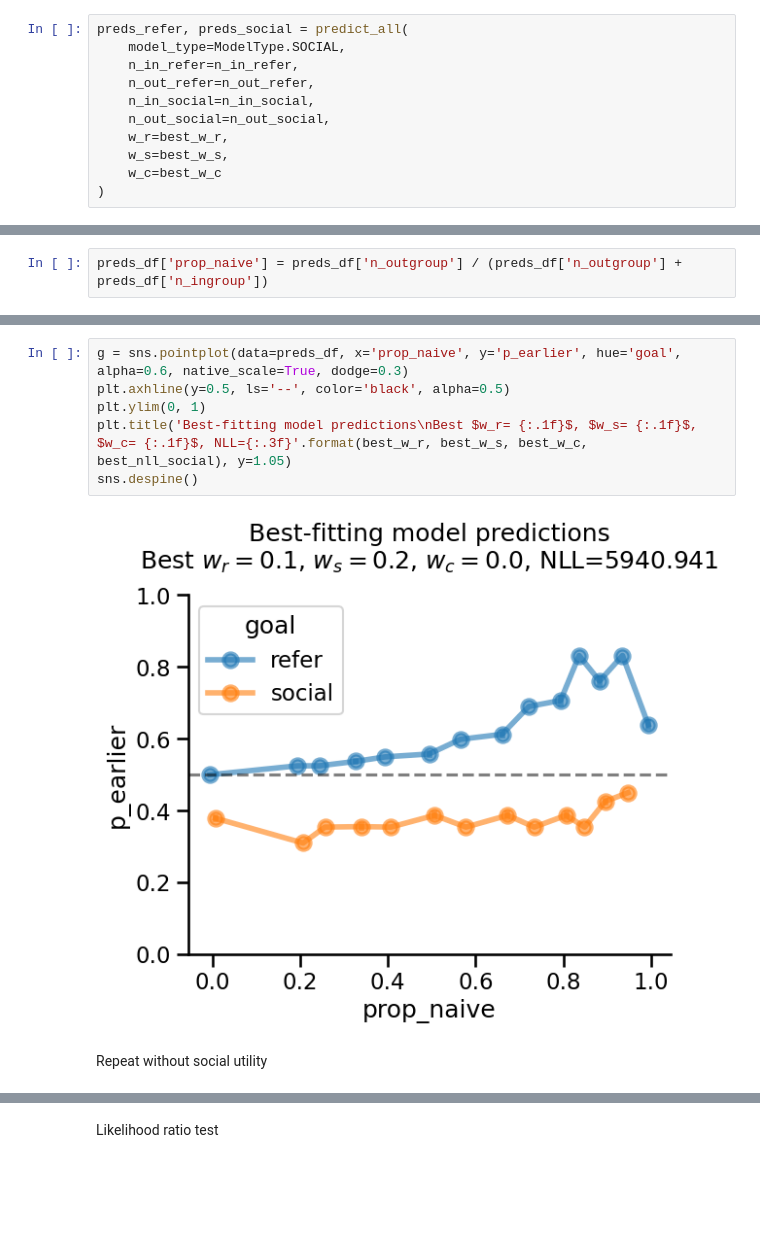
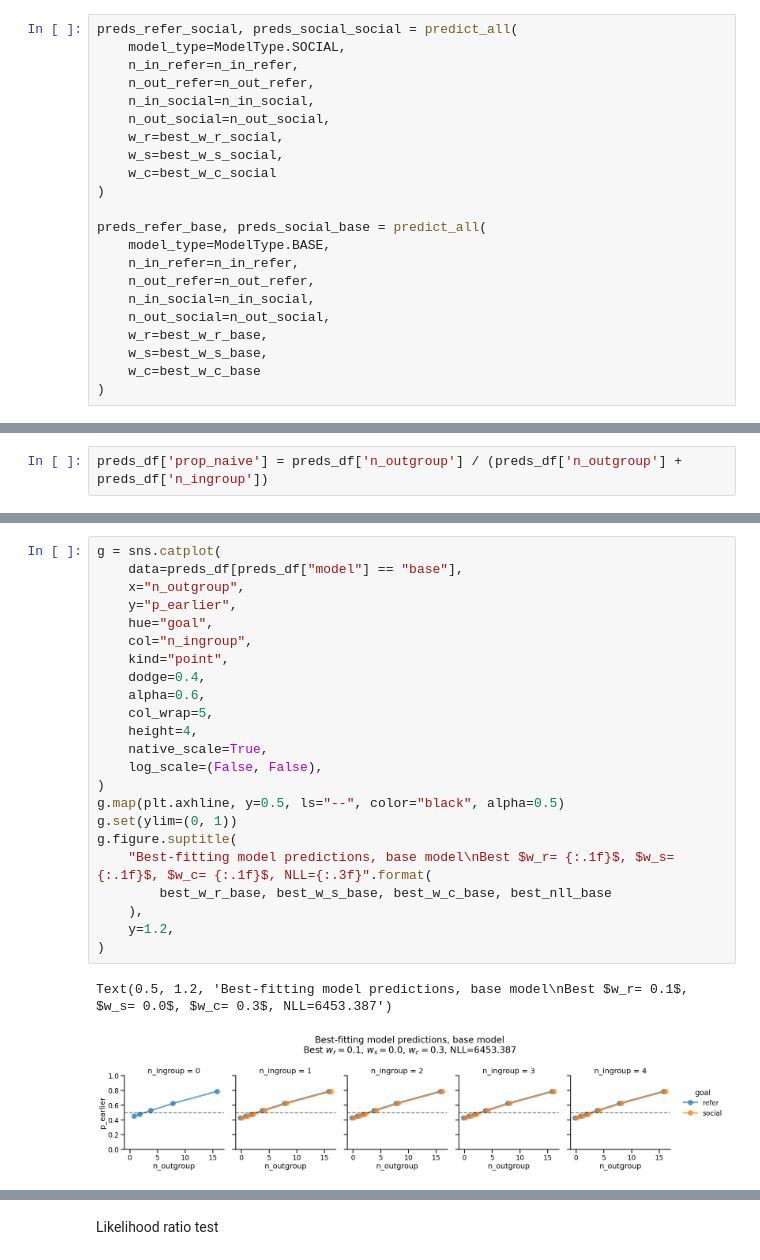
Before and after one commit to aliciamchen/code-switching, a Jupyter notebook: model/fit-predict-3pp-blue-naive-earlier-later.ipynb, the cells around one changed output, grey strips where cells are left out. Saved outputs shown, nothing was run; the diff lists cells and outputs as text; blank space fills up the shorter version.

Commit message:
put plots on one page

```diff
--- a/model/fit-predict-3pp-blue-naive-earlier-later.ipynb
+++ b/model/fit-predict-3pp-blue-naive-earlier-later.ipynb
@@ -173,15 +187,26 @@ best_w_r, best_w_s, best_w_c = best_params_social
 # %% [markdown]
 Generate model predictions (one for each data point)
 # %%
-preds_refer, preds_social = predict_all(
+preds_refer_social, preds_social_social = predict_all(
     model_type=ModelType.SOCIAL,
     n_in_refer=n_in_refer,
     n_out_refer=n_out_refer,
     n_in_social=n_in_social,
     n_out_social=n_out_social,
-    w_r=best_w_r,
-    w_s=best_w_s,
-    w_c=best_w_c
+    w_r=best_w_r_social,
+    w_s=best_w_s_social,
+    w_c=best_w_c_social
 )
+
+preds_refer_base, preds_social_base = predict_all(
+    model_type=ModelType.BASE,
+    n_in_refer=n_in_refer,
+    n_out_refer=n_out_refer,
+    n_in_social=n_in_social,
+    n_out_social=n_out_social,
+    w_r=best_w_r_base,
+    w_s=best_w_s_base,
+    w_c=best_w_c_base
+)
 # %%
 # Put the preds in a dataframe
@@ -231,10 +305,26 @@ Text(0.5, 1.2, 'Best-fitting model predictions\nBest $w_r= 0.1$, $w_s= 0.2$, $w_
 # %%
-g = sns.pointplot(data=preds_df, x='prop_naive', y='p_earlier', hue='goal', alpha=0.6, native_scale=True, dodge=0.3)
-plt.axhline(y=0.5, ls='--', color='black', alpha=0.5)
-plt.ylim(0, 1)
-plt.title('Best-fitting model predictions\nBest $w_r= {:.1f}$, $w_s= {:.1f}$, $w_c= {:.1f}$, NLL={:.3f}'.format(best_w_r, best_w_s, best_w_c, best_nll_social), y=1.05)
-sns.despine()
+g = sns.catplot(
+    data=preds_df[preds_df["model"] == "base"],
+    x="n_outgroup",
+    y="p_earlier",
+    hue="goal",
+    col="n_ingroup",
+    kind="point",
+    dodge=0.4,
+    alpha=0.6,
+    col_wrap=5,
+    height=4,
+    native_scale=True,
+    log_scale=(False, False),
+)
+g.map(plt.axhline, y=0.5, ls="--", color="black", alpha=0.5)
+g.set(ylim=(0, 1))
+g.figure.suptitle(
+    "Best-fitting model predictions, base model\nBest $w_r= {:.1f}$, $w_s= {:.1f}$, $w_c= {:.1f}$, NLL={:.3f}".format(
+        best_w_r_base, best_w_s_base, best_w_c_base, best_nll_base
+    ),
+    y=1.2,
+)
 # %% [output]
+Text(0.5, 1.2, 'Best-fitting model predictions, base model\nBest $w_r= 0.1$, $w_s= 0.0$, $w_c= 0.3$, NLL=6453.387')
-[figure, old version]
+[figure, new version]
-# %% [markdown]
-Repeat without social utility
```
Also changed, not shown: parts of 22 cells of this notebook.
